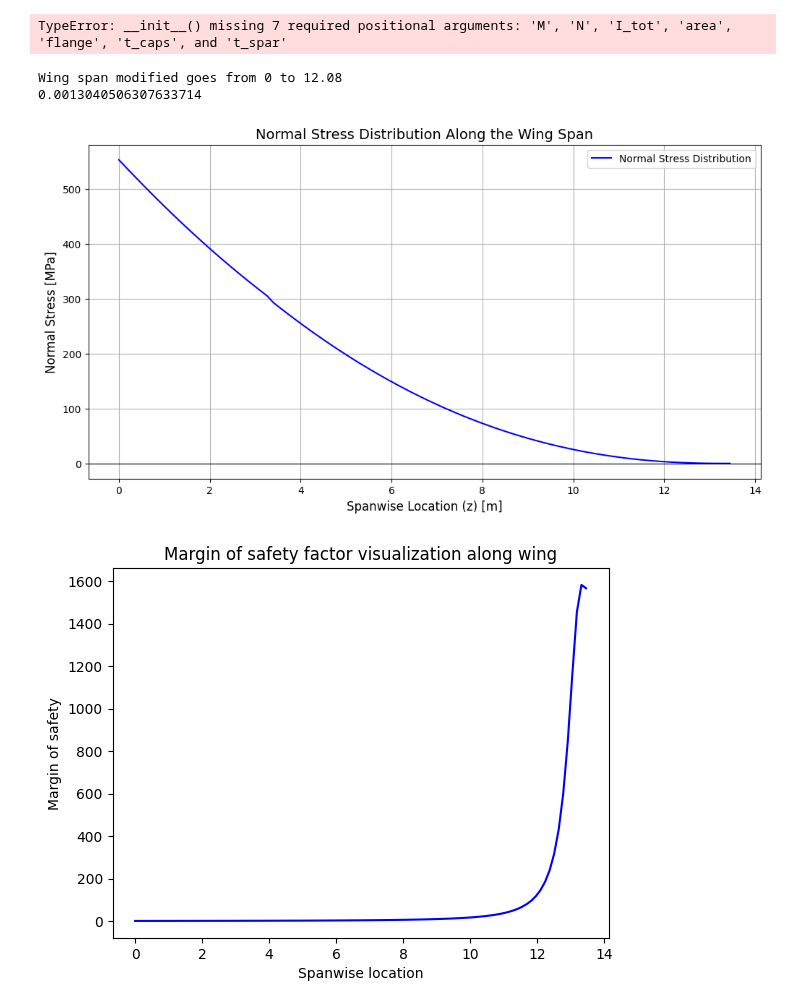
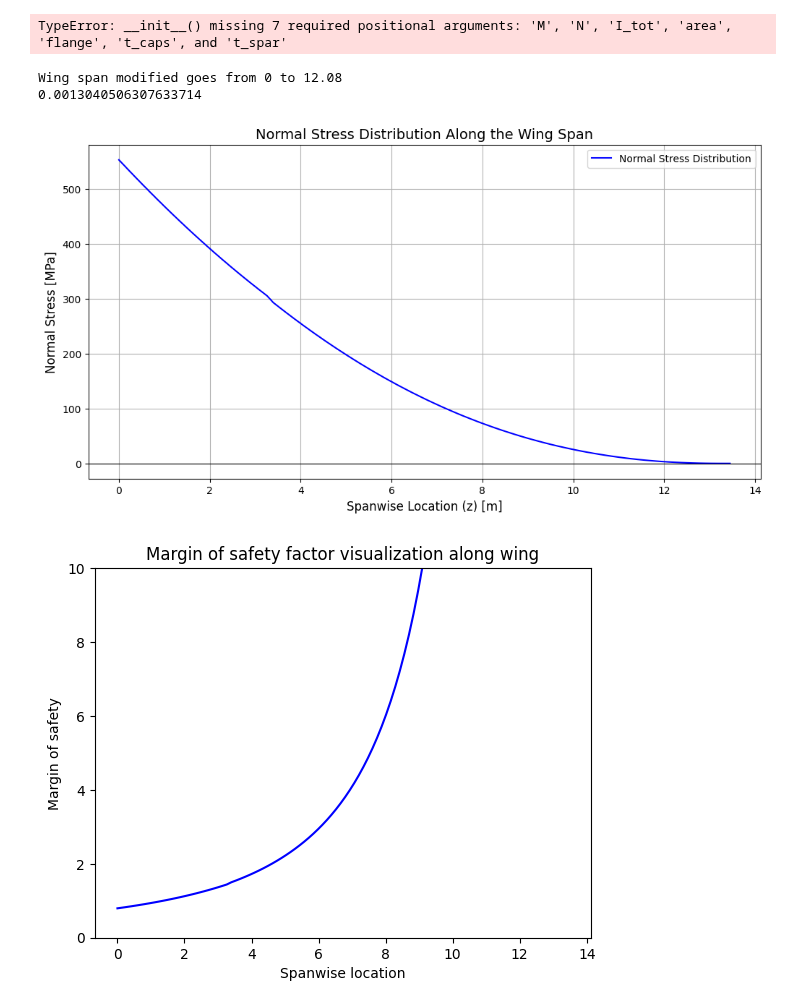
Before and after one commit to federicoangioni/AE2111-I-Aerospace-System-Design, a Jupyter notebook: WP4-5/main_faster.ipynb, the cells around one changed output. Cells and saved outputs as stored; diff of their text form; code cells hidden in the pictures.

```diff
--- a/WP4-5/main_faster.ipynb
+++ b/WP4-5/main_faster.ipynb
@@ -308,31 +308,32 @@ def main():
     plt.show()
 
     def margin_of_safety(): # z = location along span
         margin_of_safety = 440000000/stress_distribution
         return margin_of_safety # should be greater than 1 everywhere, otherwise expect failure, can come close to 1 tho not lower
 
     MOS_tens_tab = []
     z_tab = []
 
     def graph_tension_MOS():
         z_values = np.linspace(1, 26.9/2, 1000)
         i=0
         for z in z_points:
             MOS_tens_tab.append(margin_of_safety()[i])
             z_tab.append(z)
             i+=1
         plt.plot(z_points, MOS_tens_tab, label="Normal Stress Distribution", color="blue")
         plt.title('Margin of safety factor visualization along wing')
         plt.xlabel('Spanwise location')
         plt.ylabel('Margin of safety')
+        plt.ylim(0, 10)  # Set the y-axis limits
         plt.show()
 
     graph_tension_MOS()
 
 if __name__ == "__main__":
     main()
 # %% [output]
 Wing span modified goes from 0 to 12.08
 0.0013040506307633714
 [figure]
-[figure, old version]
+[figure, new version]
```
